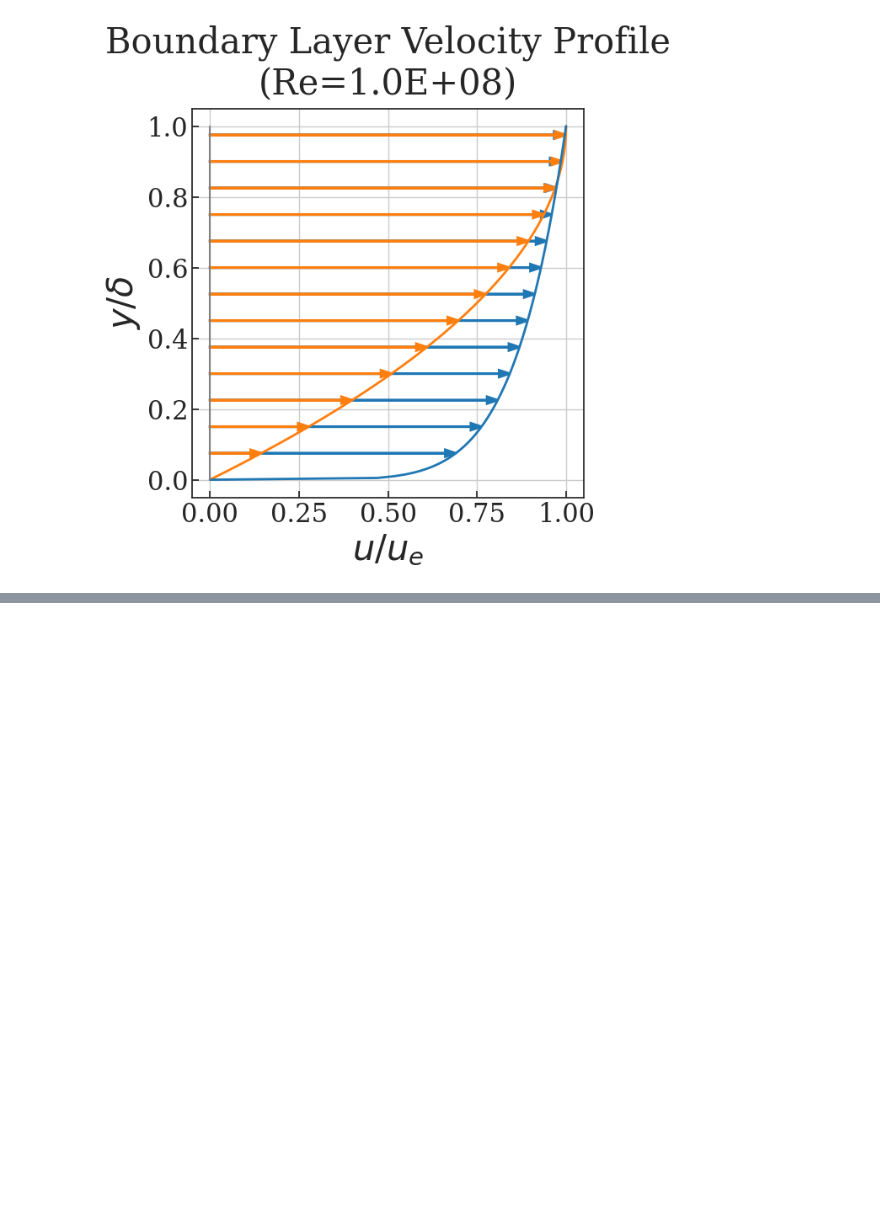
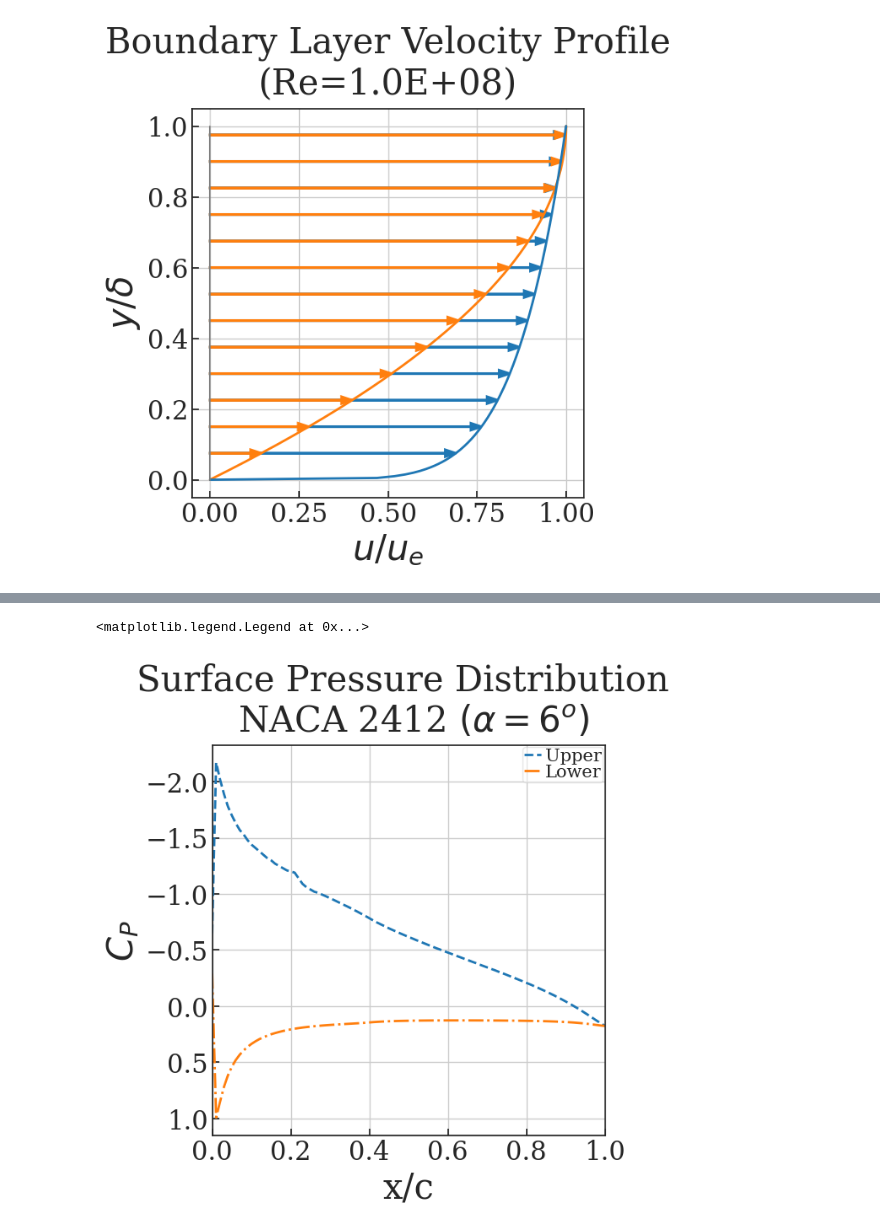
Before and after one commit to ndrichmond/EAE127, a Jupyter notebook: Project 0/Project 0.ipynb, the cells around one changed output, grey strips where cells are left out. Saved outputs shown, nothing was run; the diff lists cells and outputs as text; code cells hidden in the pictures; blank space fills up the shorter version.

```diff
--- a/Project 0/Project 0.ipynb
+++ b/Project 0/Project 0.ipynb
@@ -160,0 +247,17 @@ For this part, the goal is to calculate the boundary layer thickness, $\delta^*$
+# %%
+filename = os.path.join(folder,'naca2412_SurfPress_a6.csv')
+x, Cpl, Cpu = np.loadtxt(filename, skiprows = 1, unpack=True,delimiter=',')
+plt.figure(figsize=(6,6))
+plt.title('Surface Pressure Distribution \n NACA 2412 $(\\alpha=6^o)$')
+plt.xlabel("x/c") #Label x axis (non-dimensional x)
+plt.ylabel("$C_P$") #Label y axis Pressure coefficient
+plt.gca().invert_yaxis()
+
+plt.plot(x, Cpu, label='Upper', linewidth=2, linestyle='--')
+plt.plot(x, Cpl, label='Lower', linewidth=2, linestyle='-.')
+plt.grid(True) #Plot a grid
+plt.xlim([0, 1]) #Lock x-axis to airfoil
+plt.legend(loc='best') #Legend
+# %% [output]
+<matplotlib.legend.Legend at 0x...>
+[figure, added]
```
Also changed, not shown: parts of 10 cells of this notebook, 3 other files.
